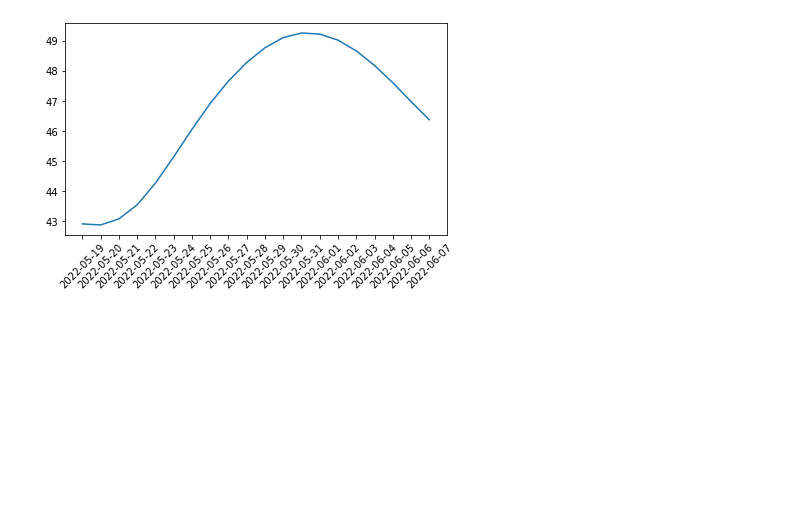
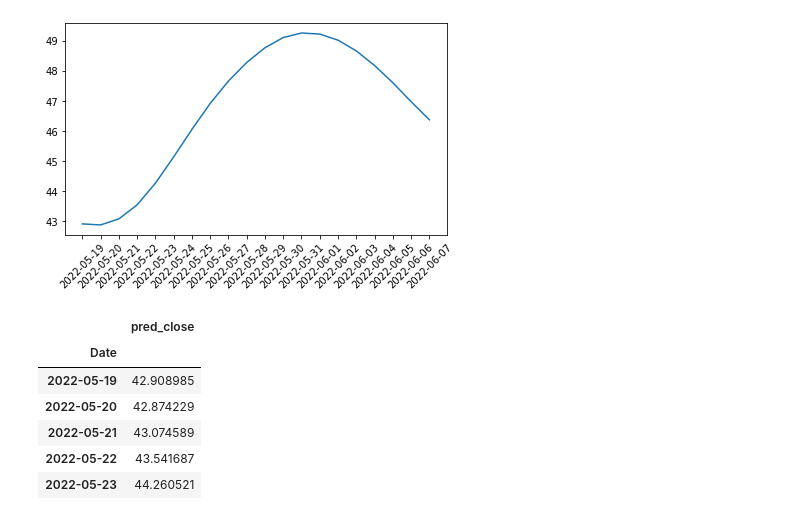
Before and after one commit to 33north/StockAnalysisProject4, a Jupyter notebook: TB_ML_WFC_future_no_Y_test.ipynb, the cells around one changed output. Cells and saved outputs as stored; diff of their text form; code cells hidden in the pictures; blank space fills up the shorter version.

```diff
--- a/TB_ML_WFC_future_no_Y_test.ipynb
+++ b/TB_ML_WFC_future_no_Y_test.ipynb
@@ -320,3 +320,13 @@ plt.xticks(rotation = 45)
 plt.tight_layout()
 # %% [output]
 [figure]
+# %%
+pred_df.head()
+# %% [output]
+|  | pred_close |
+| Date |  |
+| 2022-05-19 | 42.908985 |
+| 2022-05-20 | 42.874229 |
+| 2022-05-21 | 43.074589 |
+| 2022-05-22 | 43.541687 |
+| 2022-05-23 | 44.260521 |
```
Also changed, not shown: 2 other files.
